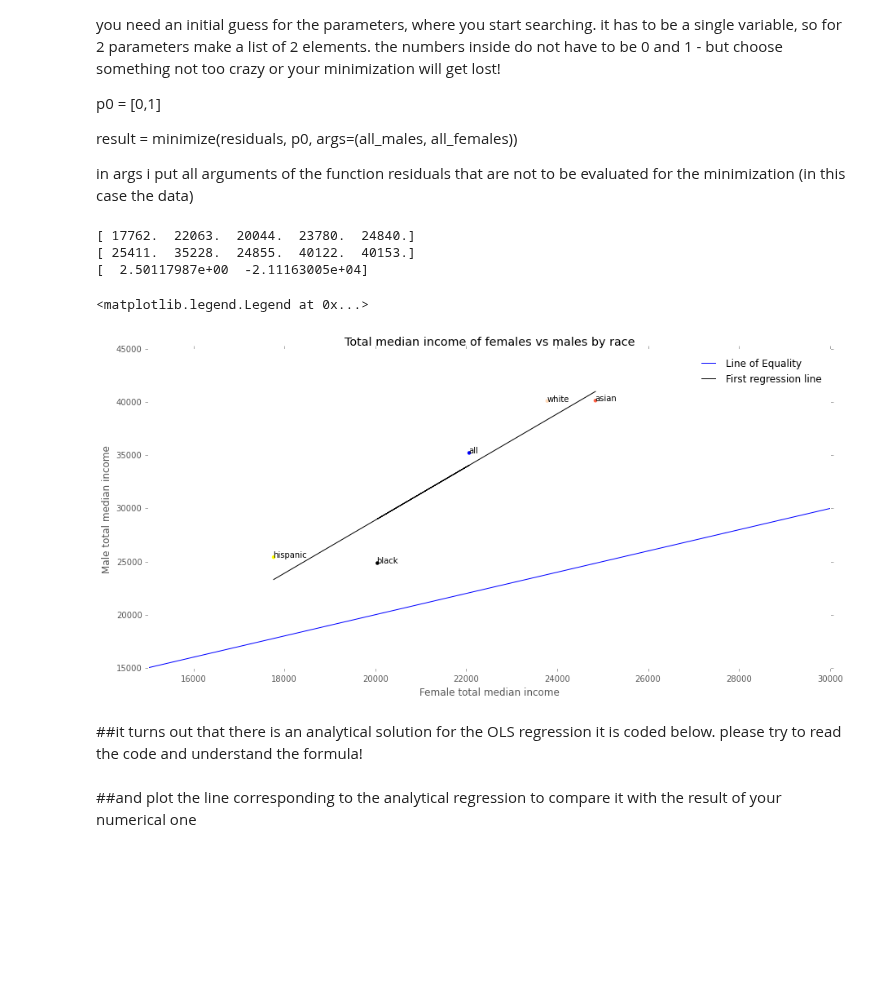
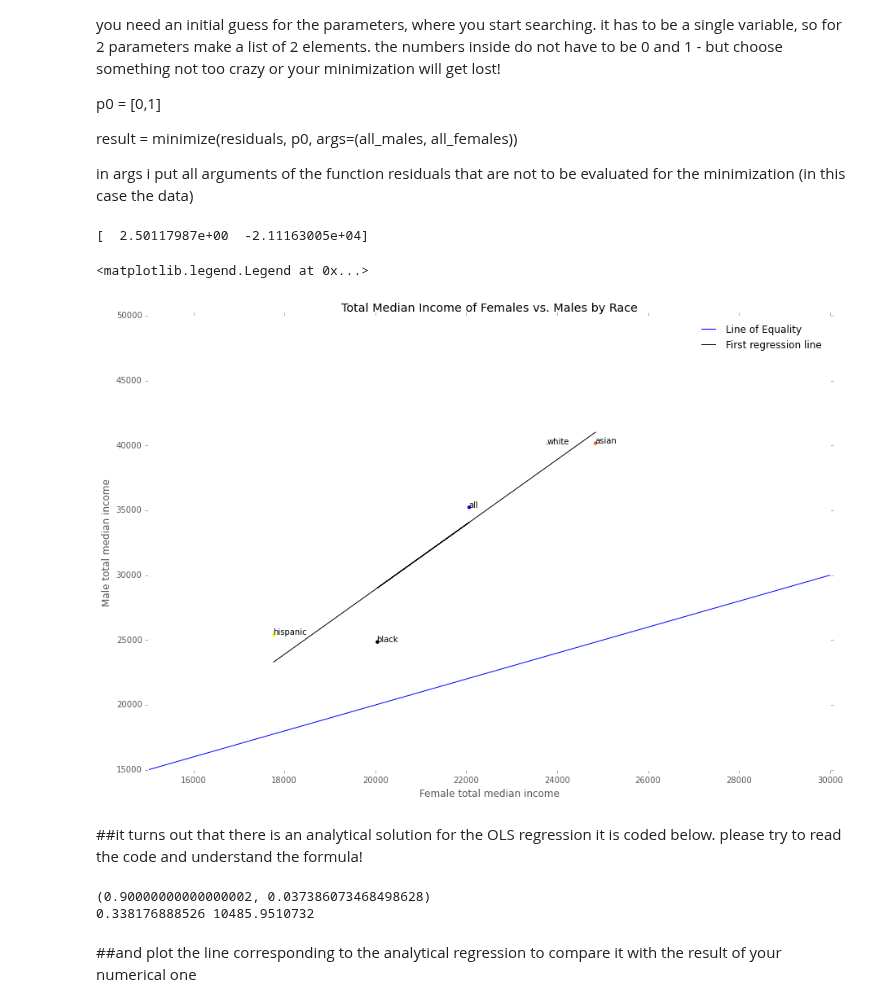
Before and after one commit to jjhall77/PUI2015_jjhall, a Jupyter notebook: HW5/income_by_gender-instructions.ipynb, the cells around one changed output. Drawn from its saved outputs; the diff is of its cells as text; code cells hidden in the pictures; blank space fills up the shorter version.

```diff
--- a/HW5/income_by_gender-instructions.ipynb
+++ b/HW5/income_by_gender-instructions.ipynb
@@ -124,7 +124,7 @@ ax1 = fig.add_subplot(111)
 ax1.set_ylabel('Male total median income')
 ax1.set_xlabel('Female total median income')
 ax1.set_title('Total median income of females vs males by race')
-ax1.set_ylim([0,45000])
+ax1.set_ylim([0,50000])
 ax1.set_xlim([0,30000])
 
 race_colors = {'all':'blue','asian':'tomato','black':'black','hispanic':'yellow','white':'peachpuff'}
@@ -170,54 +170,55 @@ result = minimize(residuals, p0, args=(all_males, all_females))
 
 in args i put all arguments of the function residuals that are not to be evaluated for the minimization (in this case the data)
 # %%
-femalePoint = []
-malePoint = []
+all_males = []
+all_females = []
 
 for race in allfemales:
-    femalePoint.append(allfemales[race]['Median income'][1])
-    malePoint.append(allmales[race]['Median income'][1])
-arrayFemalePoint = np.array(femalePoint)
-arrayMalePoint = np.array(malePoint)
+    all_females.append(allfemales[race]['Median income'][1])
+    all_males.append(allmales[race]['Median income'][1])
+all_females_array = np.array(all_females)
+all_males_array = np.array(all_males)
 
-print arrayFemalePoint
-print arrayMalePoint
-
-coefficients = np.polyfit(arrayFemalePoint,arrayMalePoint,1)
+coefficients = np.polyfit(all_females_array,all_males_array,1)
 print coefficients
 polynomial = np.poly1d(coefficients)
-newY = polynomial(arrayFemalePoint)
+newY = polynomial(all_females_array)
 
-fig = pl.figure(figsize=(15,7))
+fig = pl.figure(figsize=(15,10))
 ax1 = fig.add_subplot(111)
 ax1.set_ylabel('Male total median income')
 ax1.set_xlabel('Female total median income')
-ax1.set_title('Total median income of females vs males by race')
-ax1.set_ylim([15000,45000])
+ax1.set_title('Total Median Income of Females vs. Males by Race')
+ax1.set_ylim([15000,50000])
 ax1.set_xlim([15000,30000])
 
 
 
 for race in allfemales:
     ax1.scatter(allfemales[race]['Median income'][1],allmales[race]['Median income'][1],s=20,edgecolor='none',color = race_colors[race])
 for i,n in enumerate(race_colors):
     ax1.annotate(race_colors.keys()[i], (allfemales[n]['Median income'][1],allmales[n]['Median income'][1]))
 ax1.plot([0,45000],[0,45000],'-b',label='Line of Equality')
-ax1.plot(arrayFemalePoint,newY,linewidth=1,color='black',label='First regression line')
+ax1.plot(all_females_array,newY,linewidth=1,color='black',label='First regression line')
 ax1.legend()
 # %% [output]
-[ 17762.  22063.  20044.  23780.  24840.]
-[ 25411.  35228.  24855.  40122.  40153.]
 [  2.50117987e+00  -2.11163005e+04]
 <matplotlib.legend.Legend at 0x...>
-[figure, old version]
+[figure, new version]
 # %% [markdown]
 ##it turns out that there is an analytical solution for the OLS regression it is coded below. please try to read the code and understand the formula!
 # %%
 #this is the analytical best regression line. it can be proved (ask me about it if you want!)
+from scipy import stats
 
-cor = stats.spearmanr(all_males, all_females)
-all_males.std()/all_females.std()
-beta1=cor[0]*all_females.std()/all_males.std()
-beta0=all_females.mean()-beta1*all_males.mean()
+cor = stats.spearmanr(all_females, all_males)
+print cor
+all_females_array.std()/all_males_array.std()
+beta1=cor[0]*all_males_array.std()/all_females_array.std()
+beta0=all_males_array.mean()-beta1*all_males_array.mean()
+print beta1, beta0
+# %% [output]
+(0.90000000000000002, 0.037386073468498628)
+0.338176888526 10485.9510732
 # %% [markdown]
 ##and plot the line corresponding to the analytical regression to compare it with the result of your numerical one
```
Also changed, not shown: parts of 3 cells of this notebook.
